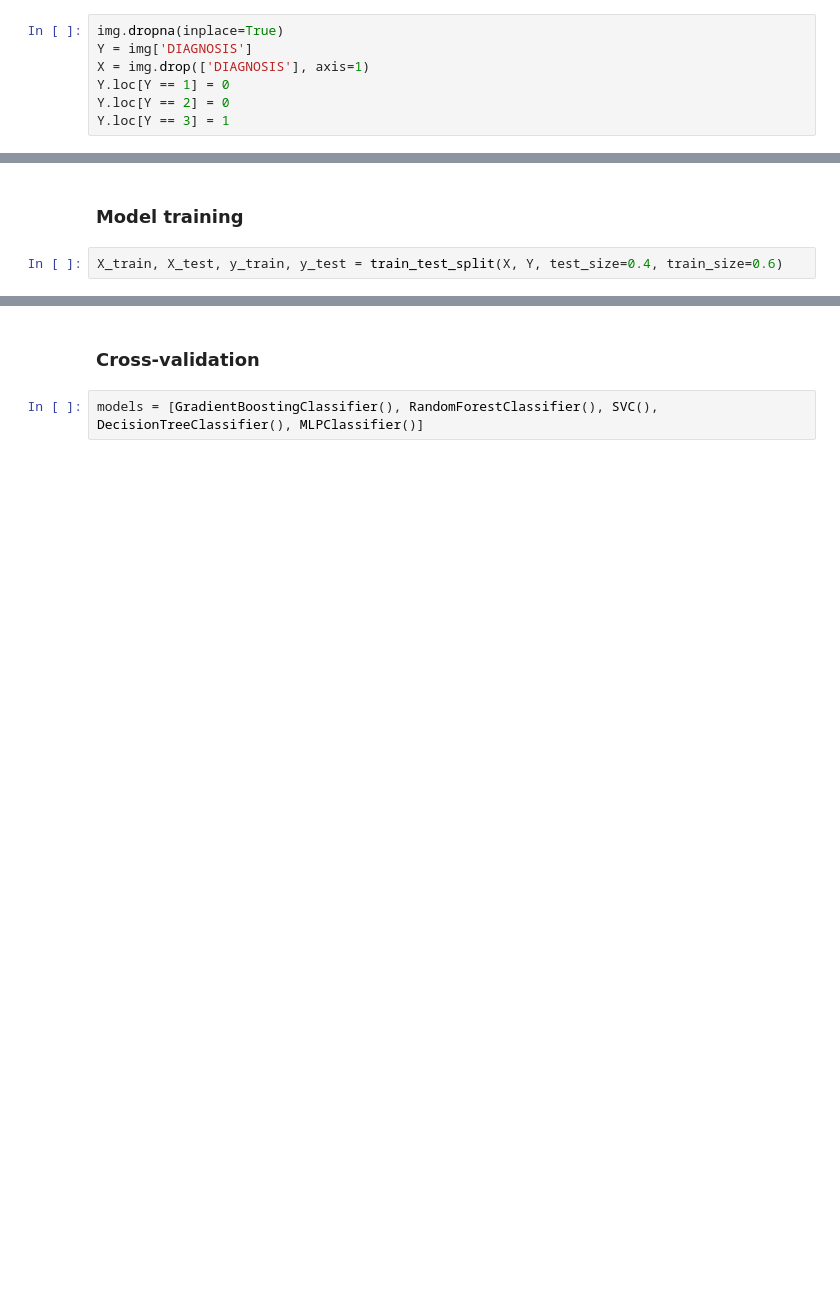
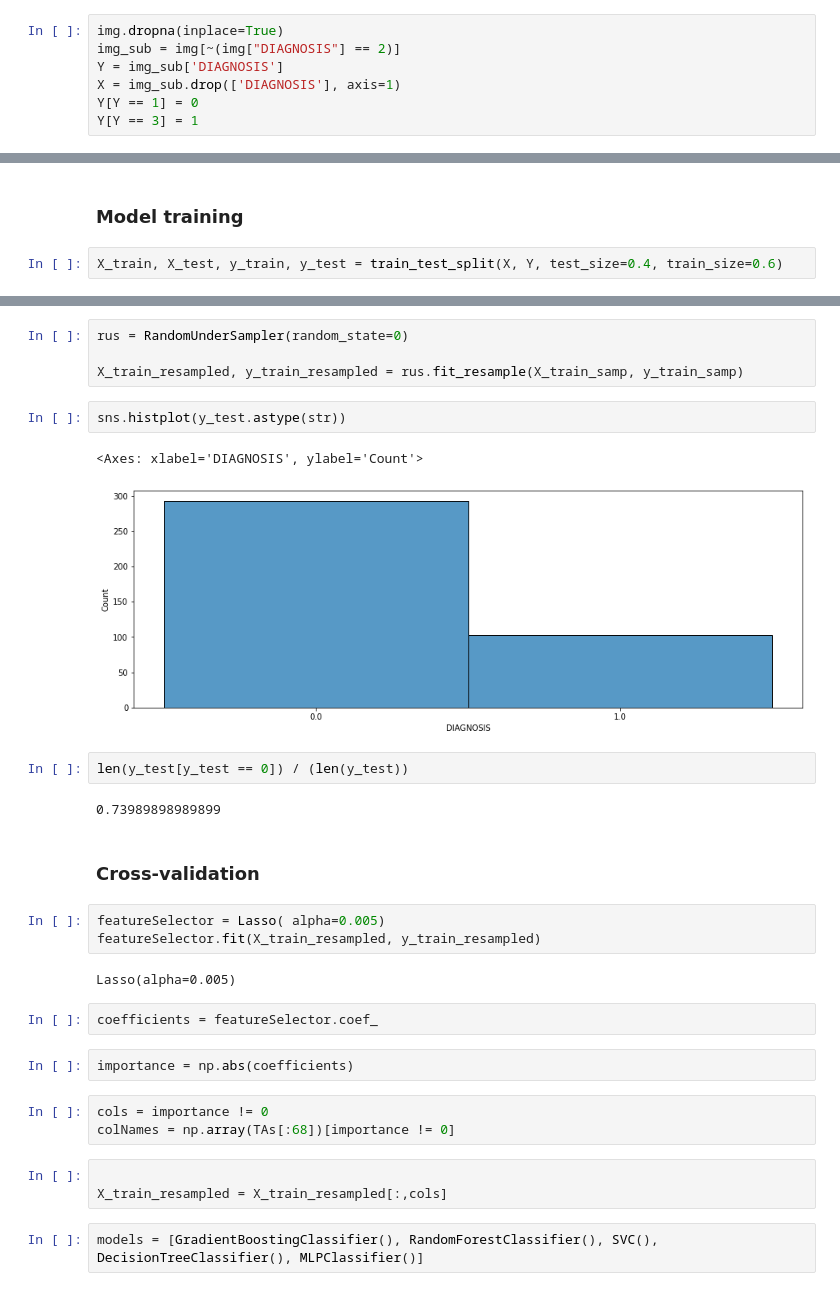
Before and after one commit to V1ncenttt/FYP-Alzheimer-Harmonisation, a Jupyter notebook: src/new_classifiers.ipynb, the cells around one changed output, grey strips where cells are left out. Drawn from its saved outputs; the diff is of its cells as text; blank space fills up the shorter version.

```diff
--- a/src/new_classifiers.ipynb
+++ b/src/new_classifiers.ipynb
@@ -158,7 +158,7 @@ sns.histplot(img['DIAGNOSIS'].astype(str))
 # %%
 img.dropna(inplace=True)
-Y = img['DIAGNOSIS']
-X = img.drop(['DIAGNOSIS'], axis=1)
-Y.loc[Y == 1] = 0
-Y.loc[Y == 2] = 0
-Y.loc[Y == 3] = 1
+img_sub = img[~(img["DIAGNOSIS"] == 2)]
+Y = img_sub['DIAGNOSIS']
+X = img_sub.drop(['DIAGNOSIS'], axis=1)
+Y[Y == 1] = 0
+Y[Y == 3] = 1
@@ -169,5 +215,33 @@ X_train, X_test, y_train, y_test = train_test_split(X, Y, test_size=0.4, train_s
+# %%
+rus = RandomUnderSampler(random_state=0)
+
+X_train_resampled, y_train_resampled = rus.fit_resample(X_train_samp, y_train_samp)
+# %%
+sns.histplot(y_test.astype(str))
+# %% [output]
+<Axes: xlabel='DIAGNOSIS', ylabel='Count'>
+[figure, added]
+# %%
+len(y_test[y_test == 0]) / (len(y_test))
+# %% [output]
+0.73989898989899
 # %% [markdown]
 ### Cross-validation
+# %%
+featureSelector = Lasso( alpha=0.005)
+featureSelector.fit(X_train_resampled, y_train_resampled)
+# %% [output]
+Lasso(alpha=0.005)
+# %%
+coefficients = featureSelector.coef_
+# %%
+importance = np.abs(coefficients)
+# %%
+cols = importance != 0
+colNames = np.array(TAs[:68])[importance != 0]
+# %%
+
+X_train_resampled = X_train_resampled[:,cols]
 # %%
 models = [GradientBoostingClassifier(), RandomForestClassifier(), SVC(), DecisionTreeClassifier(), MLPClassifier()]
 # %%
```
Also changed, not shown: parts of 12 cells of this notebook.
